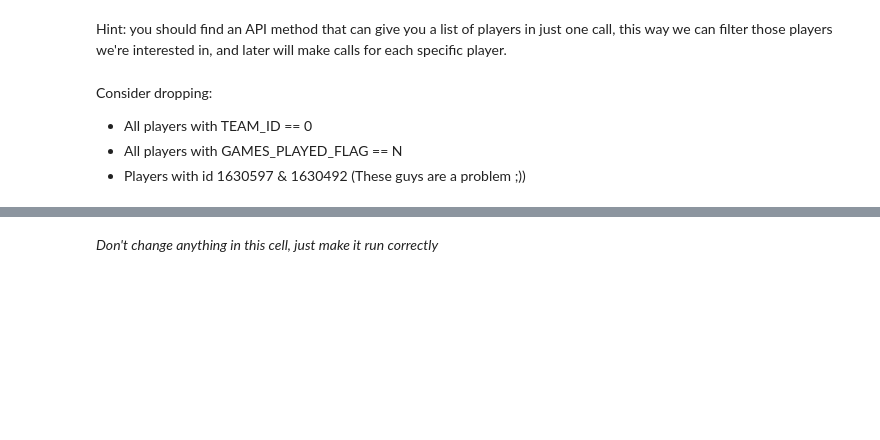
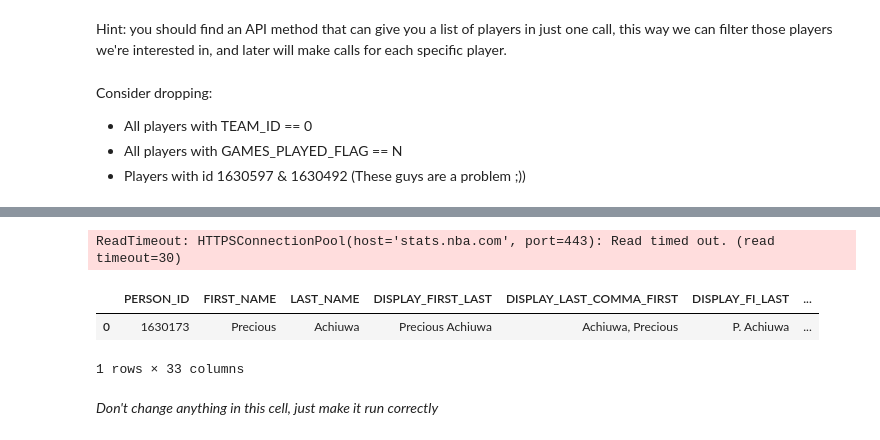
Before and after one commit to ja-818/NBA_statistics, a Jupyter notebook: Sprint_01_Julián_Arango.ipynb, the cells around one changed output, grey strips where cells are left out. Saved outputs shown, nothing was run; the diff lists cells and outputs as text; code cells hidden in the pictures; blank space fills up the shorter version.

```diff
--- a/Sprint_01_Julián_Arango.ipynb
+++ b/Sprint_01_Julián_Arango.ipynb
@@ -129,0 +146,17 @@ Consider dropping:
+# %%
+player_info = commonplayerinfo.CommonPlayerInfo(1630173).get_data_frames()
+player_info
+
+
+# for element in id_active_players[0:2]:
+#   player_info = commonplayerinfo.CommonPlayerInfo(element).get_data_frames()[0]
+#   df_players_info = pd.concat([df_players_info, player_info], ignore_index=True)
+#   sleep(0.5)
+# %% [output]
+ReadTimeout: HTTPSConnectionPool(host='stats.nba.com', port=443): Read timed out. (read timeout=30)
+# %%
+df_players_info
+# %% [output]
+|  | PERSON_ID | FIRST_NAME | LAST_NAME | DISPLAY_FIRST_LAST | DISPLAY_LAST_COMMA_FIRST | DISPLAY_FI_LAST | ... |
+| 0 | 1630173 | Precious | Achiuwa | Precious Achiuwa | Achiuwa, Precious | P. Achiuwa | ... |
+1 rows × 33 columns
```
Also changed, not shown: parts of 5 cells of this notebook.
